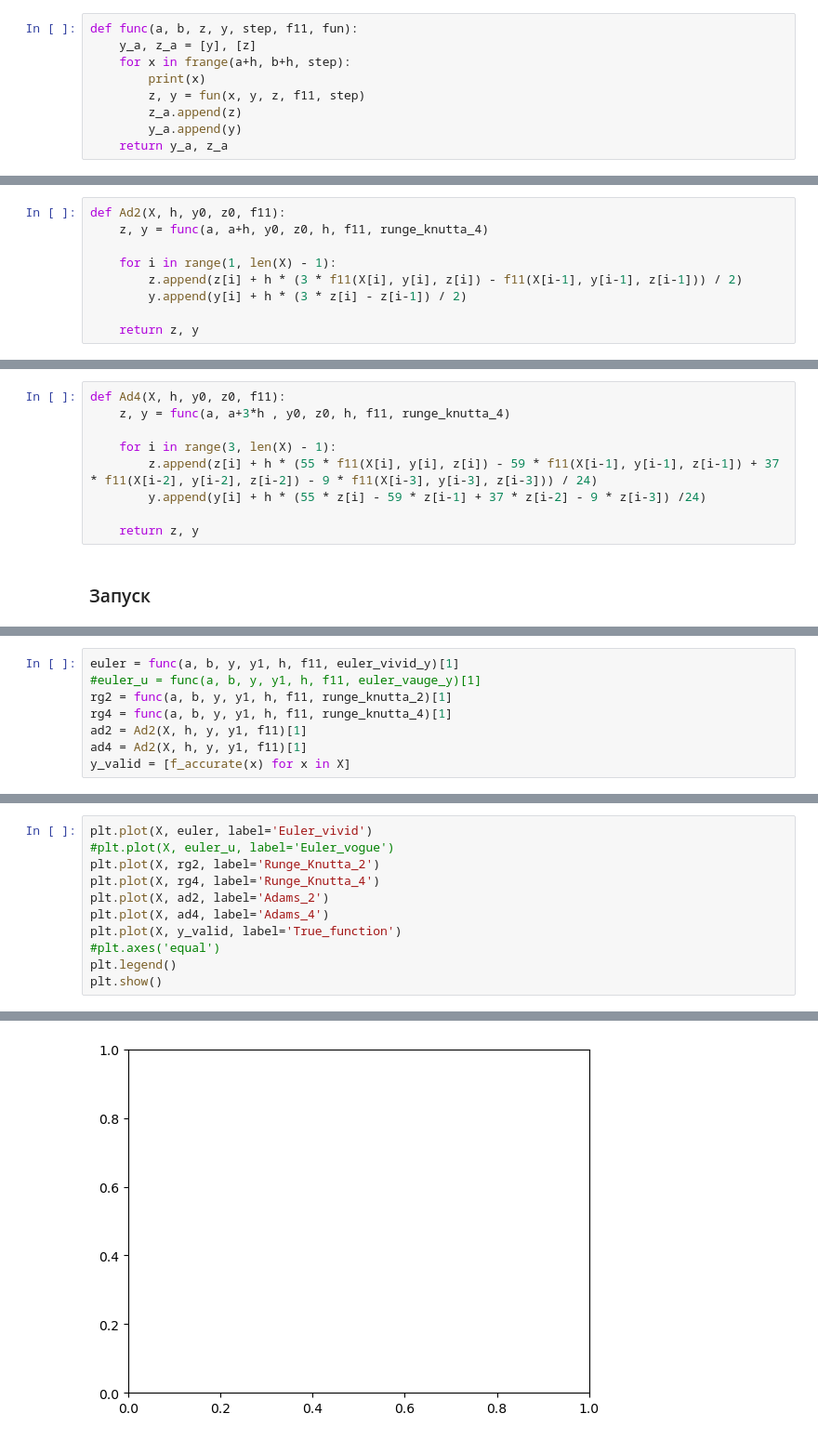
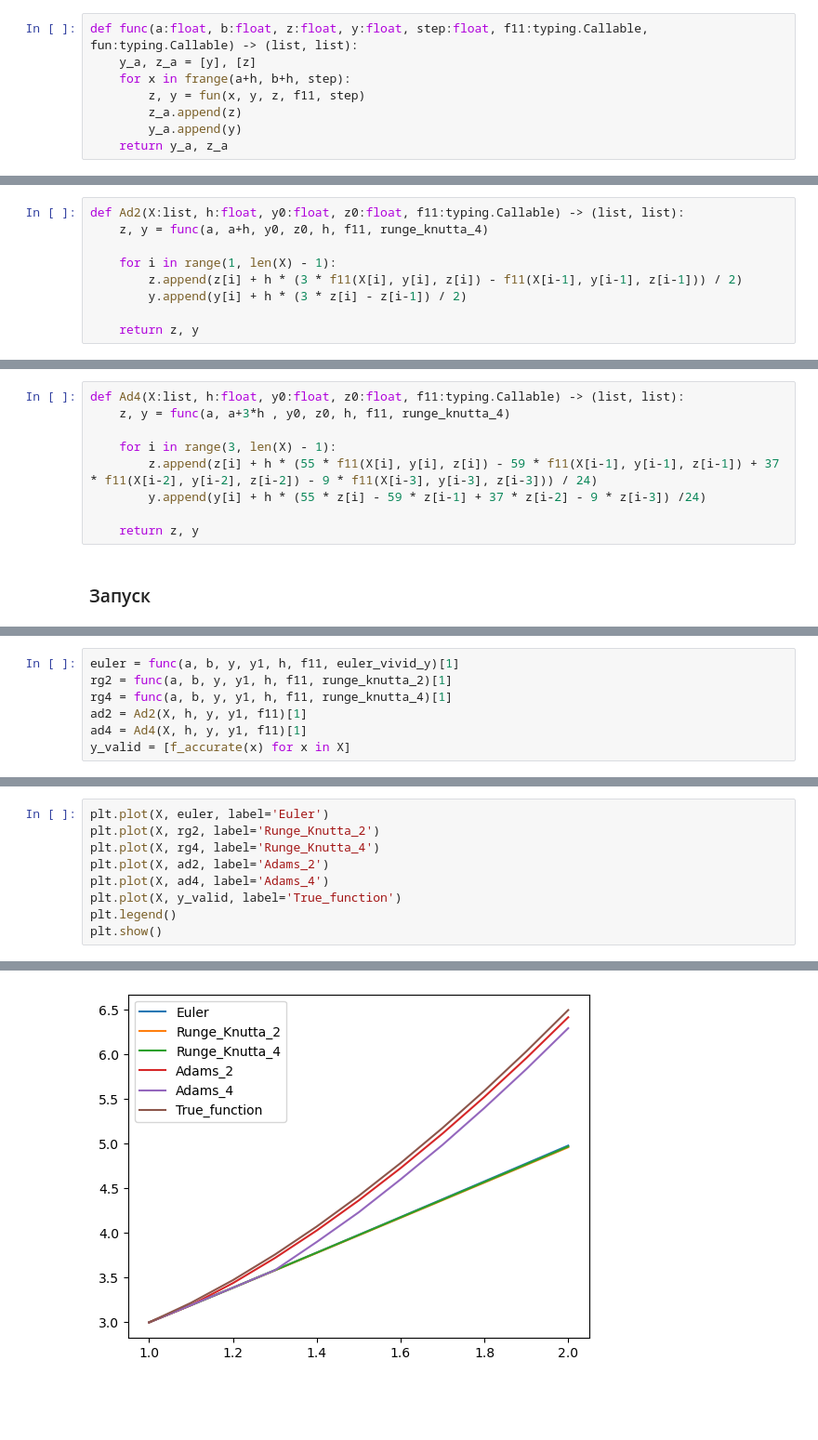
Before and after one commit to JRTitor/Numer, a Jupyter notebook: lab4/lab4_1.ipynb, the cells around one changed output, grey strips where cells are left out. Shown: that part at 93% size. Saved outputs shown, nothing was run; the diff lists cells and outputs as text; blank space fills up the shorter version.

```diff
--- a/lab4/lab4_1.ipynb
+++ b/lab4/lab4_1.ipynb
@@ -88,10 +82,9 @@ def runge_knutta_2(x, y0, z0, f, h):
 # %% [markdown]
 ### Универсальная функция
 # %%
-def func(a, b, z, y, step, f11, fun):
+def func(a:float, b:float, z:float, y:float, step:float, f11:typing.Callable, fun:typing.Callable) -> (list, list):
     y_a, z_a = [y], [z]
     for x in frange(a+h, b+h, step):
-        print(x)
         z, y = fun(x, y, z, f11, step)
         z_a.append(z)
         y_a.append(y)
@@ -101,7 +94,7 @@ def func(a, b, z, y, step, f11, fun):
 # %% [markdown]
 Второго порядка
 # %%
-def Ad2(X, h, y0, z0, f11):
+def Ad2(X:list, h:float, y0:float, z0:float, f11:typing.Callable) -> (list, list):
     z, y = func(a, a+h, y0, z0, h, f11, runge_knutta_4)
 
     for i in range(1, len(X) - 1):
@@ -112,7 +105,7 @@ def Ad2(X, h, y0, z0, f11):
 # %% [markdown]
 Четвертого порядка
 # %%
-def Ad4(X, h, y0, z0, f11):
+def Ad4(X:list, h:float, y0:float, z0:float, f11:typing.Callable) -> (list, list):
     z, y = func(a, a+3*h , y0, z0, h, f11, runge_knutta_4)
 
     for i in range(3, len(X) - 1):
@@ -139,8 +118,7 @@ X
 # %%
 euler = func(a, b, y, y1, h, f11, euler_vivid_y)[1]
-#euler_u = func(a, b, y, y1, h, f11, euler_vauge_y)[1]
 rg2 = func(a, b, y, y1, h, f11, runge_knutta_2)[1]
 rg4 = func(a, b, y, y1, h, f11, runge_knutta_4)[1]
 ad2 = Ad2(X, h, y, y1, f11)[1]
-ad4 = Ad2(X, h, y, y1, f11)[1]
+ad4 = Ad4(X, h, y, y1, f11)[1]
 y_valid = [f_accurate(x) for x in X]
@@ -165,12 +125,10 @@ y_valid = [f_accurate(x) for x in X]
 # %%
-plt.plot(X, euler, label='Euler_vivid')
-#plt.plot(X, euler_u, label='Euler_vogue')
+plt.plot(X, euler, label='Euler')
 plt.plot(X, rg2, label='Runge_Knutta_2')
 plt.plot(X, rg4, label='Runge_Knutta_4')
 plt.plot(X, ad2, label='Adams_2')
 plt.plot(X, ad4, label='Adams_4')
 plt.plot(X, y_valid, label='True_function')
-#plt.axes('equal')
 plt.legend()
 plt.show()
 # %% [output]
@@ -178 +135 @@ ValueError: x and y must have same first dimension, but have shapes (11,) and (1
-[figure, old version]
+[figure, new version]
```
Also changed, not shown: parts of 23 cells of this notebook, 6 other files.
